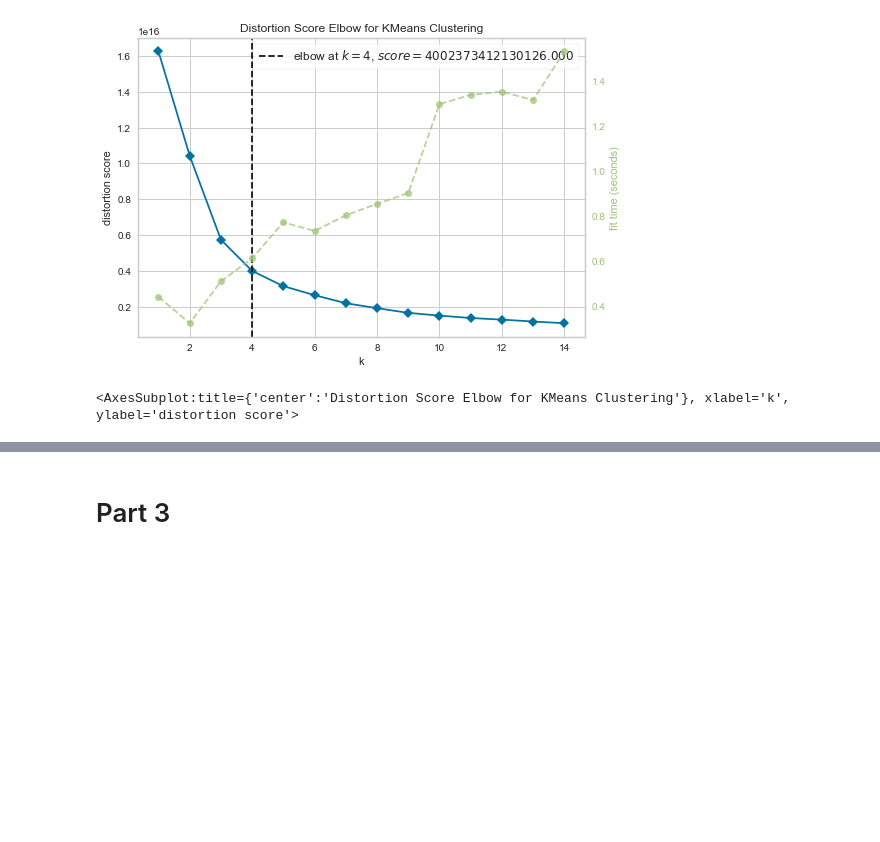
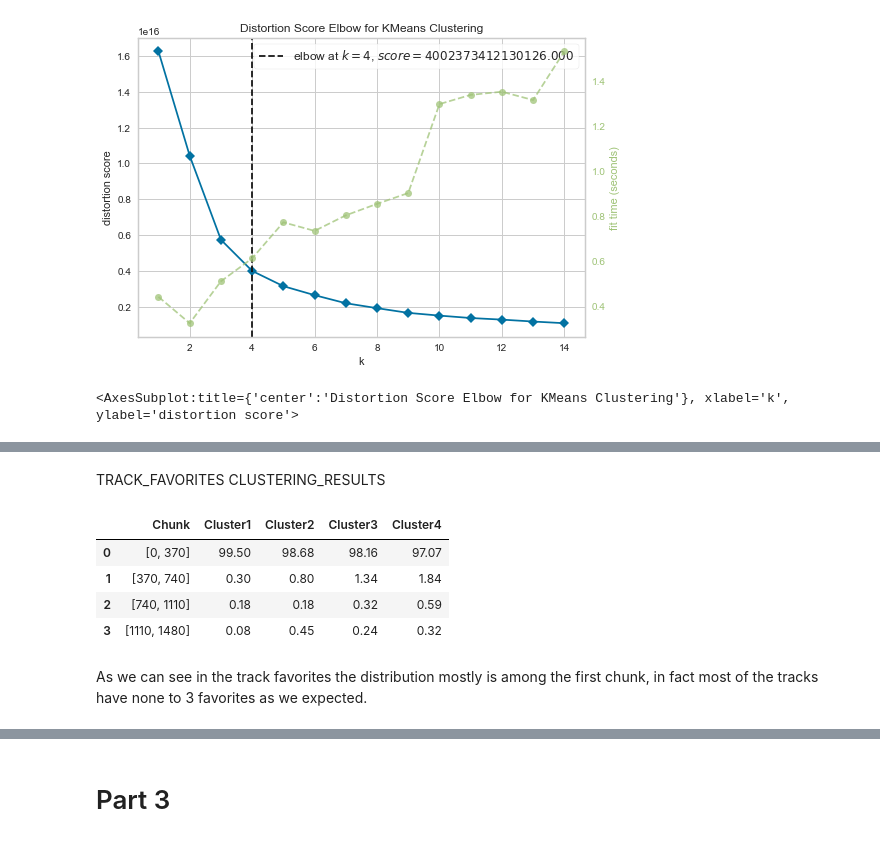
Before and after one commit to SimonePip/ADM-HW4, a Jupyter notebook: main.ipynb, the cells around one changed output, grey strips where cells are left out. Drawn from its saved outputs; the diff is of its cells as text; code cells hidden in the pictures; blank space fills up the shorter version.

```diff
--- a/main.ipynb
+++ b/main.ipynb
@@ -1019,0 +958,45 @@ As we can see, the optimal number of clusters here is 4, the exact value of k re
+# %%
+p,c,d = kmeans(final_cluster,4)
+# %%
+#Function used to split into 4 chunks the database length
+def divider(num):
+    lista = []
+    for elem in range(0,num,num//4):
+        roba = []
+        roba.append(elem)
+        roba.append(elem+num//4)
+        lista.append(roba)
+    return lista
+# %%
+#function that squashes the database into 4 parts (to check more easily the clustering)
+def sommer(df_in, df_out, rows):
+    l = len(df_in)
+    count = 0
+    for i in range(0, l, (l//4)+ 1):
+        lista = []
+        divisore = divider(rows)
+        lista.append(divisore[count])
+        lista.append(df_in.iloc[i:i+(l//4)+1].sum(axis=0)[0])
+        lista.append(df_in.iloc[i:i+(l//4)+1].sum(axis=0)[1])
+        lista.append(df_in.iloc[i:i+(l//4)+1].sum(axis=0)[2])
+        lista.append(df_in.iloc[i:i+(l//4)+1].sum(axis=0)[3])
+        df_out.loc[count] = lista
+        count+=1
+    return df_out
+# %% [markdown]
+TRACK_FAVORITES CLUSTERING_RESULTS
+# %%
+#This command will be used in each of the features to create a table that shows the chunks and each cluster distribution
+track_favorites = round(pd.crosstab(final_cluster.track_favorites,p,  normalize = 'columns')*100,2).rename({0: 'Cluster 1', 1: 'Cluster 2', 2: 'Cluster 3', 3: 'Cluster 4'}, axis=1)
+# %%
+t_fav = pd.DataFrame(columns = ['Chunk', 'Cluster1', 'Cluster2', 'Cluster3', 'Cluster4'])
+t_fav = sommer(track_favorites, t_fav, 1482)
+t_fav
+# %% [output]
+|  | Chunk | Cluster1 | Cluster2 | Cluster3 | Cluster4 |
+| 0 | [0, 370] | 99.50 | 98.68 | 98.16 | 97.07 |
+| 1 | [370, 740] | 0.30 | 0.80 | 1.34 | 1.84 |
+| 2 | [740, 1110] | 0.18 | 0.18 | 0.32 | 0.59 |
+| 3 | [1110, 1480] | 0.08 | 0.45 | 0.24 | 0.32 |
+# %% [markdown]
+As we can see in the track favorites the distribution mostly is among the first chunk, in fact most of the tracks have none to 3 favorites as we expected.
```
Also changed, not shown: parts of 44 cells of this notebook.
